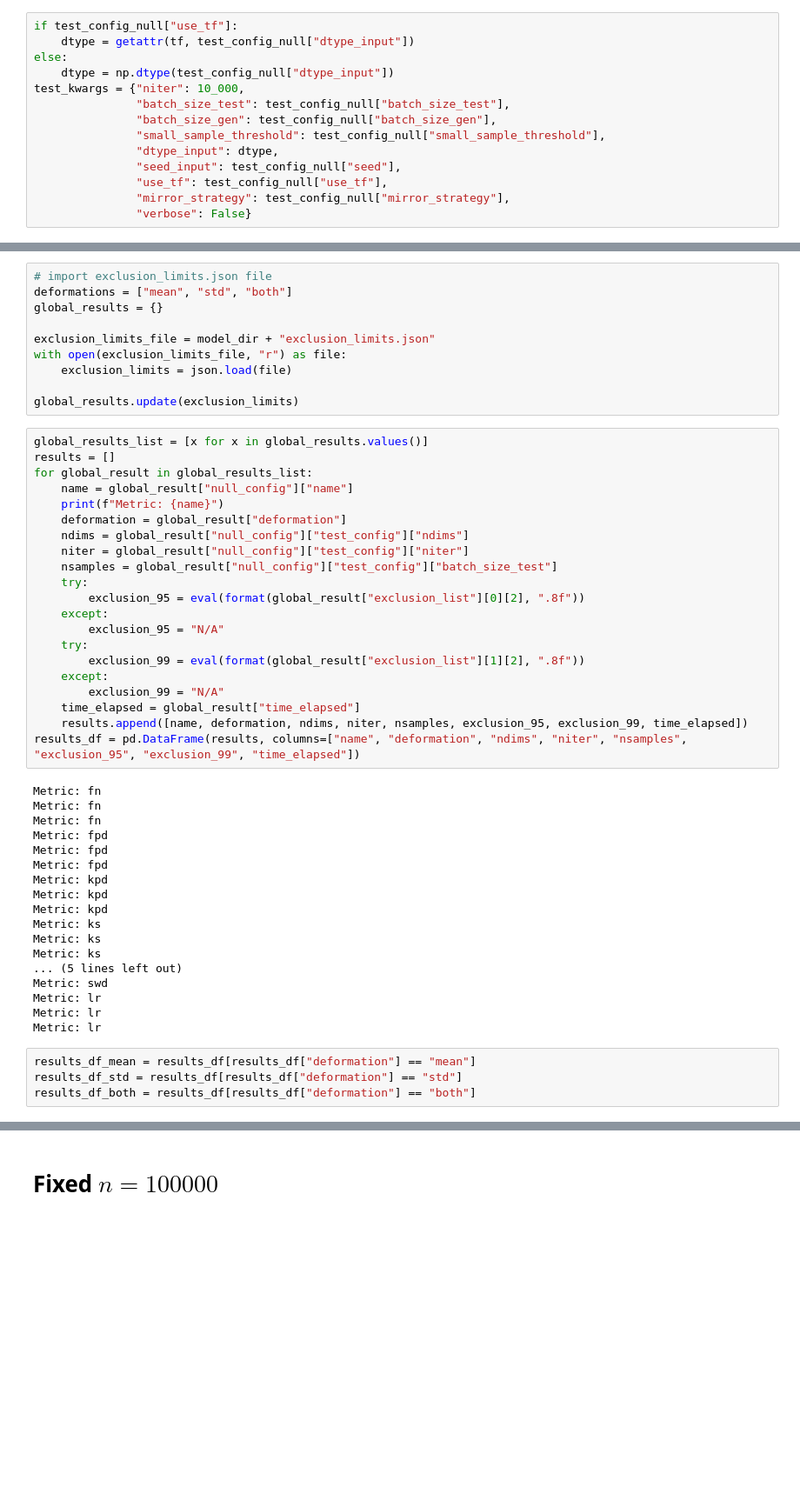
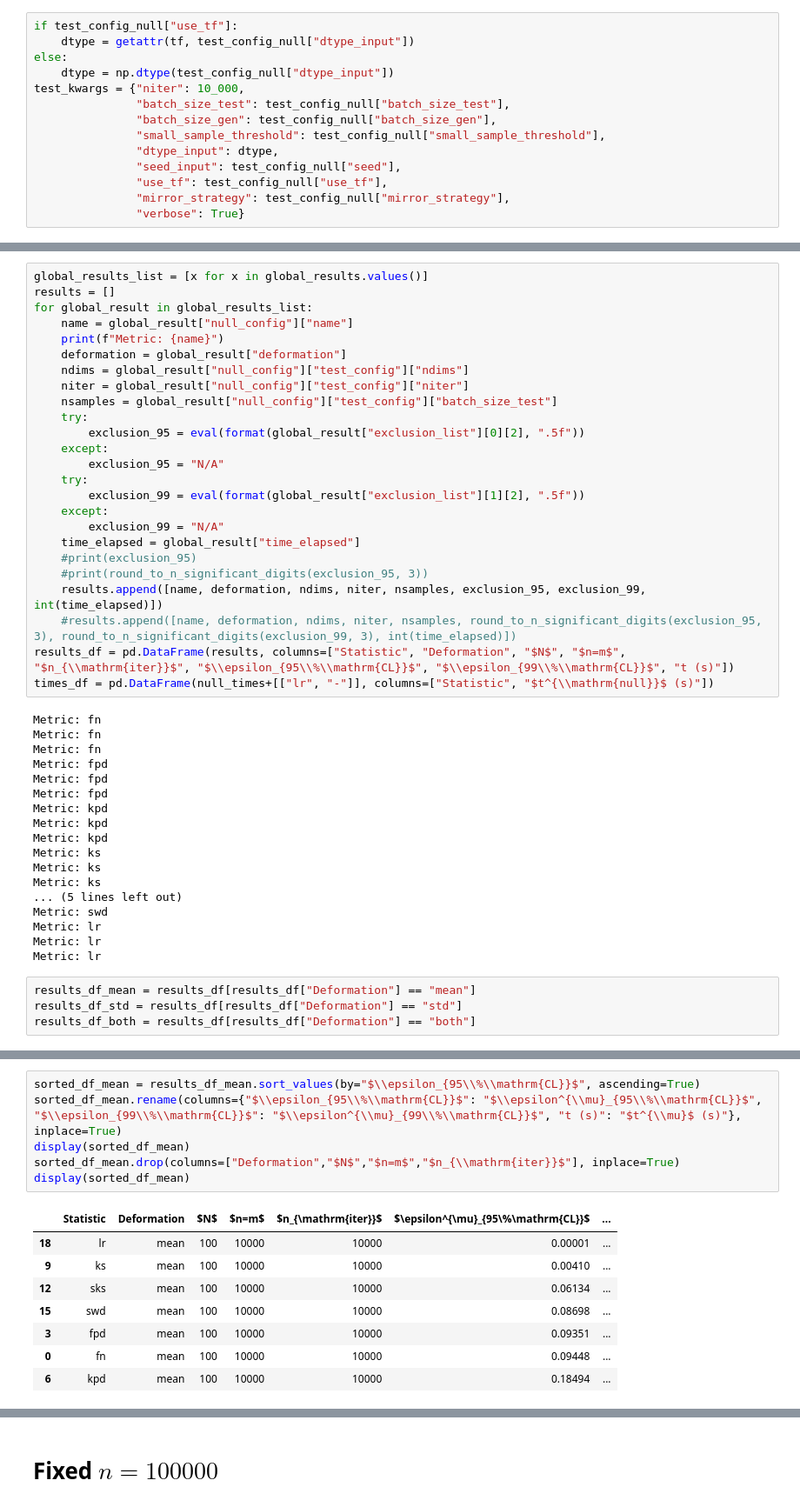
Before and after one commit to TwoSampleTests/GenerativeModelsMetrics, a Jupyter notebook: notebooks/Analysis_100D.ipynb, the cells around one changed output, grey strips where cells are left out. Shown at 87% size. Saved outputs shown, nothing was run; the diff lists cells and outputs as text; blank space fills up the shorter version.

```diff
--- a/notebooks/Analysis_100D.ipynb
+++ b/notebooks/Analysis_100D.ipynb
@@ -1053,6 +673,6 @@ test_kwargs = {"niter": 10_000,
                "seed_input": test_config_null["seed"],
                "use_tf": test_config_null["use_tf"],
                "mirror_strategy": test_config_null["mirror_strategy"],
-               "verbose": False}
+               "verbose": True}
 # %%
 deformations = ["mean", "std", "both"]
@@ -1093,15 +706,5 @@ Iterating from 8650 to 8700 out of 10
 # %% [markdown]
 ### Show and save results
-# %%
-# import exclusion_limits.json file
-deformations = ["mean", "std", "both"]
-global_results = {}
-
-exclusion_limits_file = model_dir + "exclusion_limits.json"
-with open(exclusion_limits_file, "r") as file:
-    exclusion_limits = json.load(file)
-
-global_results.update(exclusion_limits)
 # %%
 global_results_list = [x for x in global_results.values()]
 results = []
@@ -1113,16 +716,20 @@ for global_result in global_results_list:
     niter = global_result["null_config"]["test_config"]["niter"]
     nsamples = global_result["null_config"]["test_config"]["batch_size_test"]
     try:
-        exclusion_95 = eval(format(global_result["exclusion_list"][0][2], ".8f"))
+        exclusion_95 = eval(format(global_result["exclusion_list"][0][2], ".5f"))
     except:
         exclusion_95 = "N/A"
     try:
-        exclusion_99 = eval(format(global_result["exclusion_list"][1][2], ".8f"))
+        exclusion_99 = eval(format(global_result["exclusion_list"][1][2], ".5f"))
     except:
         exclusion_99 = "N/A"
     time_elapsed = global_result["time_elapsed"]
-    results.append([name, deformation, ndims, niter, nsamples, exclusion_95, exclusion_99, time_elapsed])
-results_df = pd.DataFrame(results, columns=["name", "deformation", "ndims", "niter", "nsamples", "exclusion_95", "exclusion_99", "time_elapsed"])
+    #print(exclusion_95)
+    #print(round_to_n_significant_digits(exclusion_95, 3))
+    results.append([name, deformation, ndims, niter, nsamples, exclusion_95, exclusion_99, int(time_elapsed)])
+    #results.append([name, deformation, ndims, niter, nsamples, round_to_n_significant_digits(exclusion_95, 3), round_to_n_significant_digits(exclusion_99, 3), int(time_elapsed)])
+results_df = pd.DataFrame(results, columns=["Statistic", "Deformation", "$N$", "$n=m$", "$n_{\\mathrm{iter}}$", "$\\epsilon_{95\\%\\mathrm{CL}}$", "$\\epsilon_{99\\%\\mathrm{CL}}$", "t (s)"])
+times_df = pd.DataFrame(null_times+[["lr", "-"]], columns=["Statistic", "$t^{\\mathrm{null}}$ (s)"])
 # %% [output]
 Metric: fn
 Metric: fn
@@ -1142,6 +749,6 @@ Metric: lr
 Metric: lr
 Metric: lr
 # %%
-results_df_mean = results_df[results_df["deformation"] == "mean"]
-results_df_std = results_df[results_df["deformation"] == "std"]
-results_df_both = results_df[results_df["deformation"] == "both"]
+results_df_mean = results_df[results_df["Deformation"] == "mean"]
+results_df_std = results_df[results_df["Deformation"] == "std"]
+results_df_both = results_df[results_df["Deformation"] == "both"]
@@ -1185,0 +755,15 @@ eps_max_for_LR
+# %%
+sorted_df_mean = results_df_mean.sort_values(by="$\\epsilon_{95\\%\\mathrm{CL}}$", ascending=True)
+sorted_df_mean.rename(columns={"$\\epsilon_{95\\%\\mathrm{CL}}$": "$\\epsilon^{\\mu}_{95\\%\\mathrm{CL}}$", "$\\epsilon_{99\\%\\mathrm{CL}}$": "$\\epsilon^{\\mu}_{99\\%\\mathrm{CL}}$", "t (s)": "$t^{\\mu}$ (s)"}, inplace=True)
+display(sorted_df_mean)
+sorted_df_mean.drop(columns=["Deformation","$N$","$n=m$","$n_{\\mathrm{iter}}$"], inplace=True)
+display(sorted_df_mean)
+# %% [output]
+|  | Statistic | Deformation | $N$ | $n=m$ | $n_{\mathrm{iter}}$ | $\epsilon^{\mu}_{95\%\mathrm{CL}}$ | ... |
+| 18 | lr | mean | 100 | 10000 | 10000 | 0.00001 | ... |
+| 9 | ks | mean | 100 | 10000 | 10000 | 0.00410 | ... |
+| 12 | sks | mean | 100 | 10000 | 10000 | 0.06134 | ... |
+| 15 | swd | mean | 100 | 10000 | 10000 | 0.08698 | ... |
+| 3 | fpd | mean | 100 | 10000 | 10000 | 0.09351 | ... |
+| 0 | fn | mean | 100 | 10000 | 10000 | 0.09448 | ... |
+| 6 | kpd | mean | 100 | 10000 | 10000 | 0.18494 | ... |
```
Also changed, not shown: parts of 54 cells of this notebook, 3 other files.
